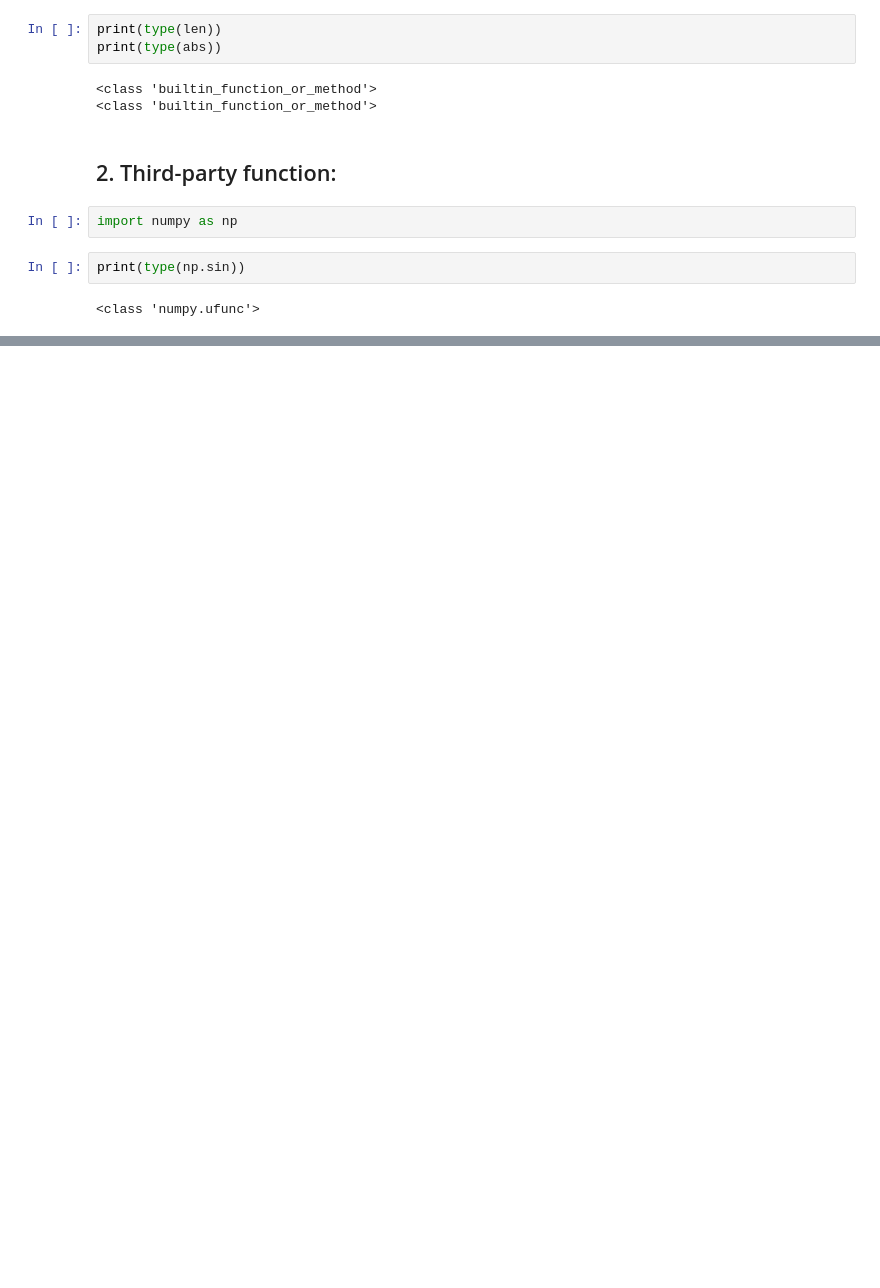
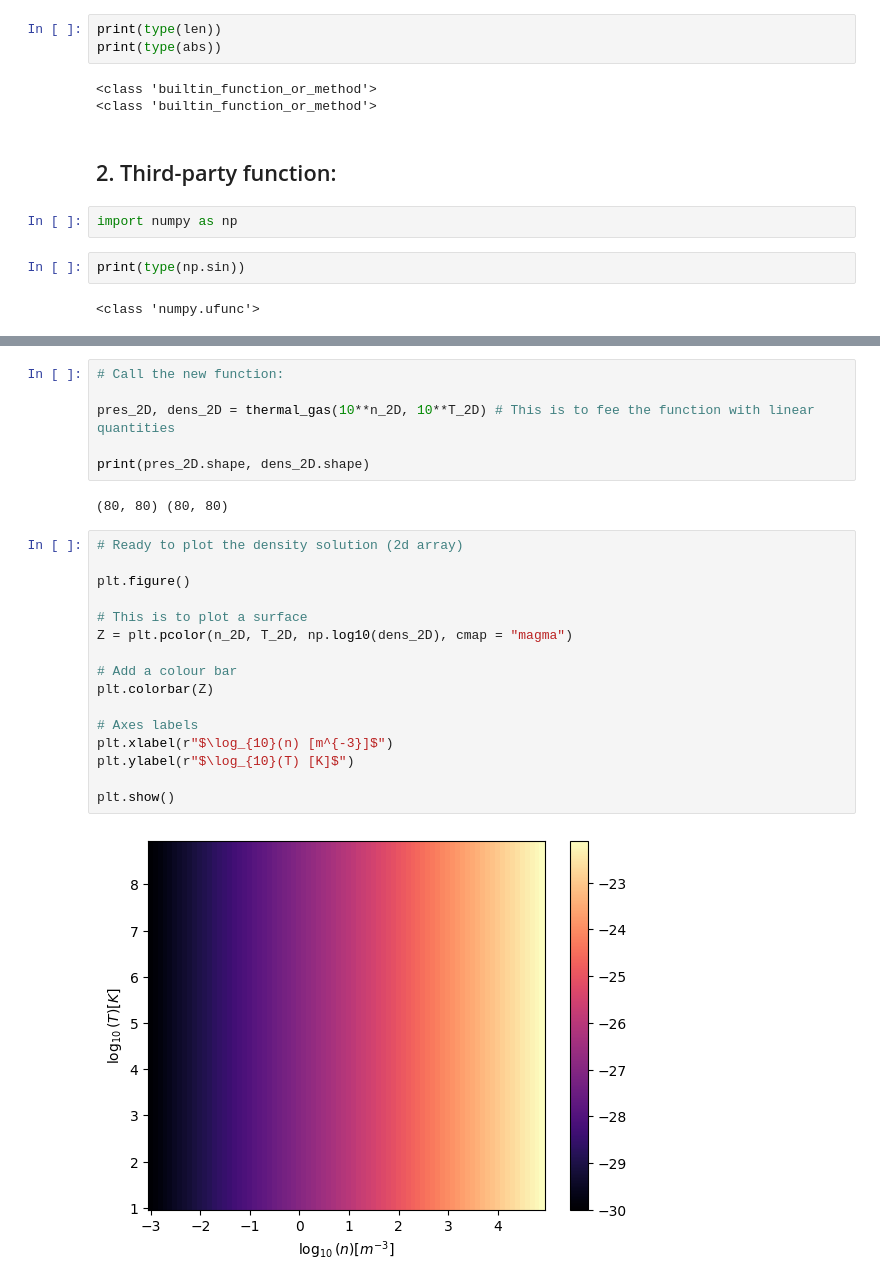
Before and after one commit to wbandabarragan/computational-physics-1, a Jupyter notebook: unit-1/107-Python-Functions.ipynb, the cells around one changed output, grey strips where cells are left out. Drawn from its saved outputs; the diff is of its cells as text; blank space fills up the shorter version.

```diff
--- a/unit-1/107-Python-Functions.ipynb
+++ b/unit-1/107-Python-Functions.ipynb
@@ -80,0 +194,26 @@ The pressure in N/m^2 is: 4.0038821000000004e-22
+# %%
+# Call the new function:
+
+pres_2D, dens_2D = thermal_gas(10**n_2D, 10**T_2D) # This is to fee the function with linear quantities
+
+print(pres_2D.shape, dens_2D.shape)
+# %% [output]
+(80, 80) (80, 80)
+# %%
+# Ready to plot the density solution (2d array)
+
+plt.figure()
+
+# This is to plot a surface
+Z = plt.pcolor(n_2D, T_2D, np.log10(dens_2D), cmap = "magma")
+
+# Add a colour bar
+plt.colorbar(Z)
+
+# Axes labels
+plt.xlabel(r"$\log_{10}(n) [m^{-3}]$")
+plt.ylabel(r"$\log_{10}(T) [K]$")
+
+plt.show()
+# %% [output]
+[figure, added]
```
Also changed, not shown: parts of 14 cells of this notebook.
